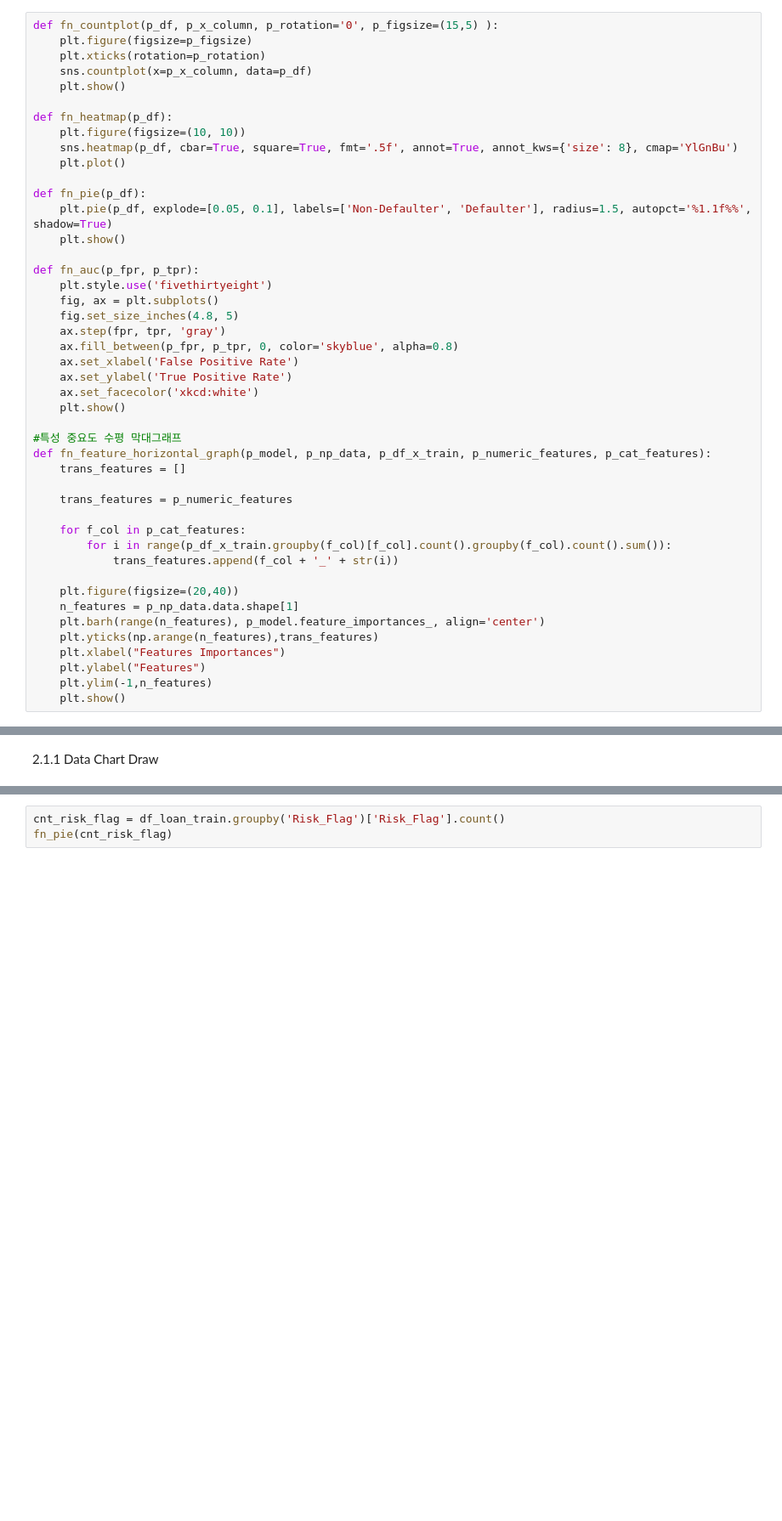
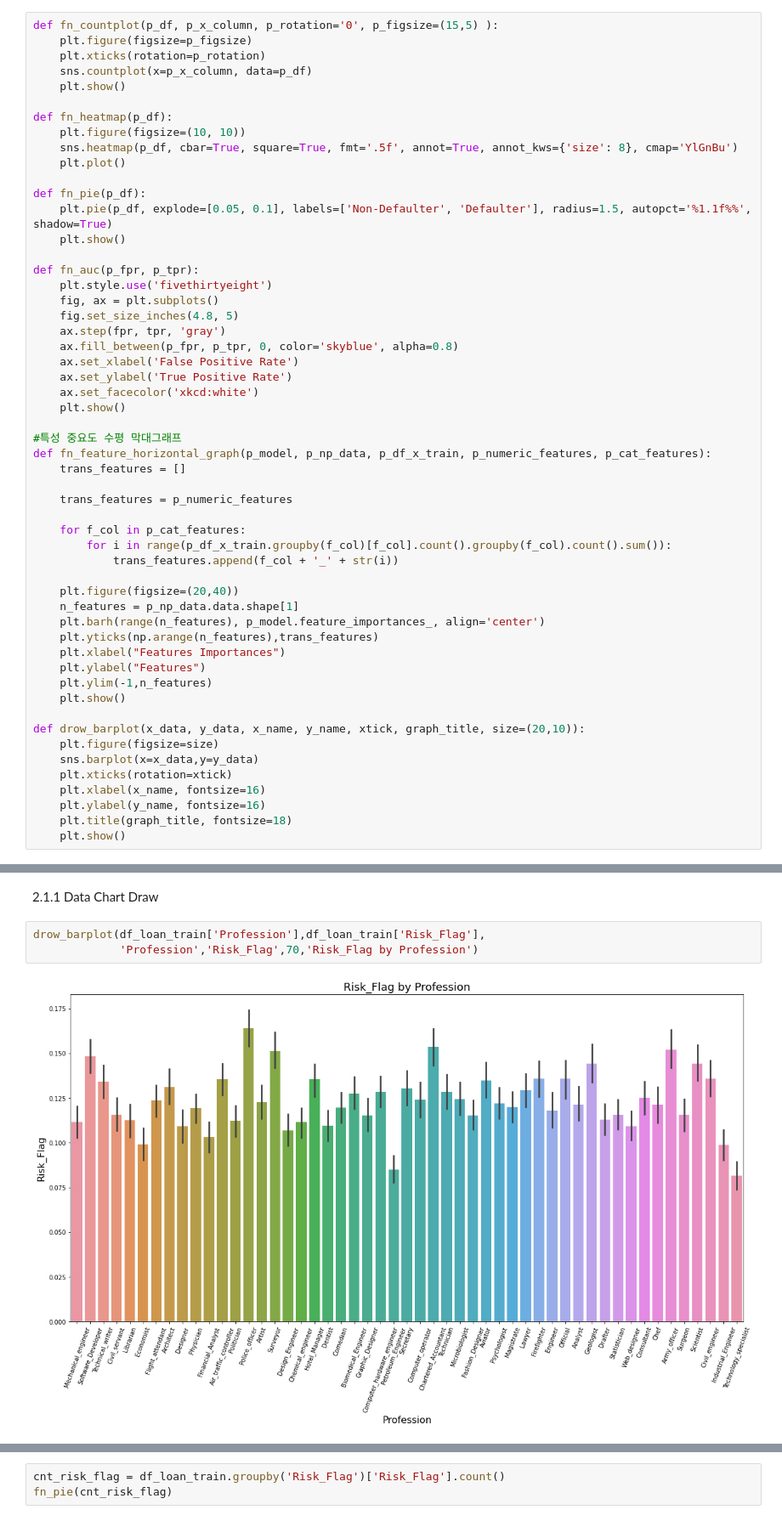
Before and after one commit to wookbell/Loan-Prediction-Based-on-Customer-Behavior, a Jupyter notebook: Data Preprocessing.ipynb, the cells around one changed output, grey strips where cells are left out. Shown at 85% size. Cells and saved outputs as stored; diff of their text form; blank space fills up the shorter version.

```diff
--- a/Data Preprocessing.ipynb
+++ b/Data Preprocessing.ipynb
@@ -78,6 +78,15 @@ def fn_feature_horizontal_graph(p_model, p_np_data, p_df_x_train, p_numeric_feat
     plt.ylabel("Features")
     plt.ylim(-1,n_features)
     plt.show()
+
+def drow_barplot(x_data, y_data, x_name, y_name, xtick, graph_title, size=(20,10)):
+    plt.figure(figsize=size)
+    sns.barplot(x=x_data,y=y_data)
+    plt.xticks(rotation=xtick)
+    plt.xlabel(x_name, fontsize=16)
+    plt.ylabel(y_name, fontsize=16)
+    plt.title(graph_title, fontsize=18)
+    plt.show()
 # %% [markdown]
 1.2 Label & Ordinal Encoder
 # %%
@@ -165,3 +174,8 @@ dtypes: int64(7), object(6)
 memory usage: 25.0+ MB
 # %% [markdown]
 2.1.1 Data Chart Draw
+# %%
+drow_barplot(df_loan_train['Profession'],df_loan_train['Risk_Flag'],
+             'Profession','Risk_Flag',70,'Risk_Flag by Profession')
+# %% [output]
+[figure, added]
```
Also changed, not shown: parts of 24 cells of this notebook, 12 other files.
